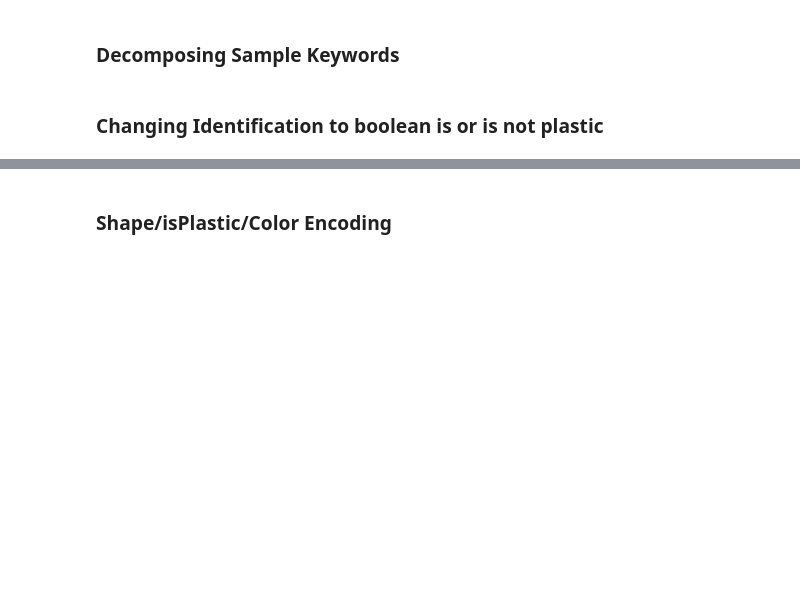
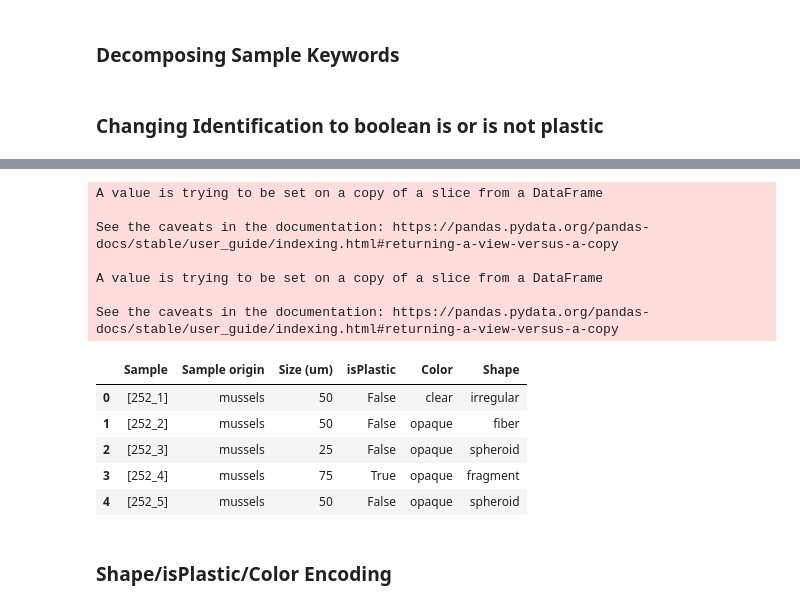
Before and after one commit to Fantastic-Microplastic-Machine/FmPM, a Jupyter notebook: fmpm/will/clean_and_class.ipynb, the cells around one changed output, grey strips where cells are left out. Cells and saved outputs as stored; diff of their text form; code cells hidden in the pictures; blank space fills up the shorter version.

```diff
--- a/fmpm/will/clean_and_class.ipynb
+++ b/fmpm/will/clean_and_class.ipynb
@@ -62,16 +63,30 @@ labels['Identification'].unique()
 # %%
 plastics = ['polystyrene', 'polyethylene','polypropylene','Nylon','ink + plastic','PET','carbon fiber']
 identification = labels['Identification']
 
 for i in range(0,len(identification)):
     if identification[i] in plastics:
         identification[i] = True
     else:
         identification[i] = False
 
 labels['Identification']=identification
 labels.rename(columns={'Identification': 'isPlastic'}, inplace=True)
-labels.head(10)
+labels.head(5)
+# %% [output]
+A value is trying to be set on a copy of a slice from a DataFrame
+
+See the caveats in the documentation: https://pandas.pydata.org/pandas-docs/stable/user_guide/indexing.html#returning-a-view-versus-a-copy
+
+A value is trying to be set on a copy of a slice from a DataFrame
+
+See the caveats in the documentation: https://pandas.pydata.org/pandas-docs/stable/user_guide/indexing.html#returning-a-view-versus-a-copy
+|  | Sample | Sample origin | Size (um) | isPlastic | Color | Shape |
+| 0 | [252_1] | mussels | 50 | False | clear | irregular |
+| 1 | [252_2] | mussels | 50 | False | opaque | fiber |
+| 2 | [252_3] | mussels | 25 | False | opaque | spheroid |
+| 3 | [252_4] | mussels | 75 | True | opaque | fragment |
+| 4 | [252_5] | mussels | 50 | False | opaque | spheroid |
 # %% [markdown]
 ### Shape/isPlastic/Color Encoding
 # %%
```
Also changed, not shown: parts of 30 cells of this notebook.
